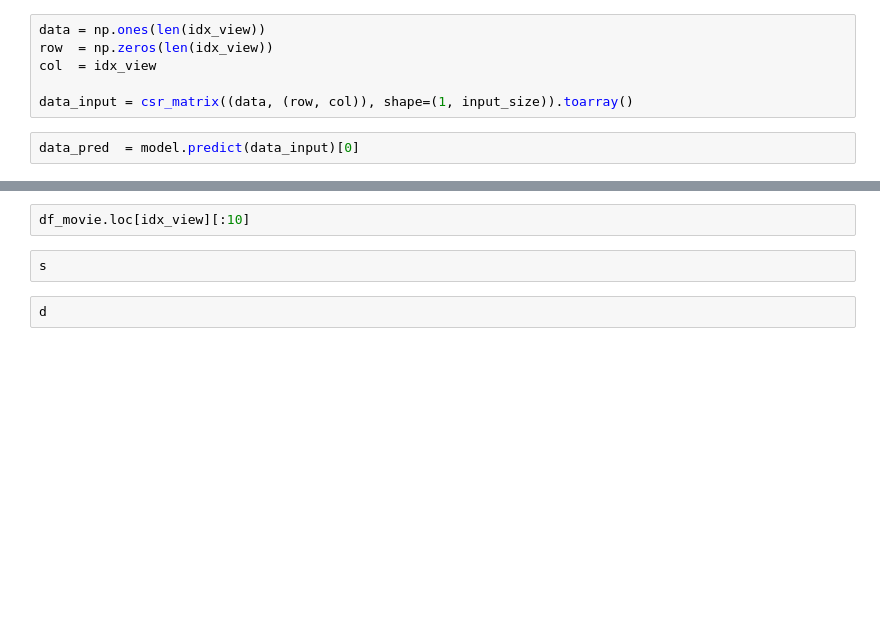
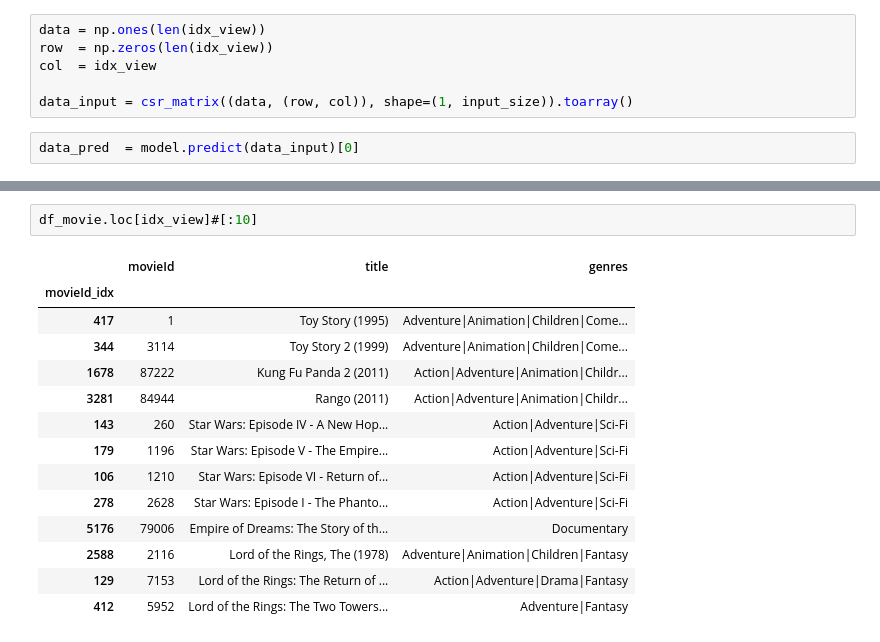
Before and after one commit to marlesson/autoencoder_recsys_deploy, a Jupyter notebook: notebook/Training Model.ipynb, the cells around one changed output, grey strips where cells are left out. Cells and saved outputs as stored; diff of their text form; blank space fills up the shorter version.

```diff
--- a/notebook/Training Model.ipynb
+++ b/notebook/Training Model.ipynb
@@ -167,6 +285,17 @@ df_movie.loc[list(data_pred.keys())][:10]
 # %%
-df_movie.loc[idx_view][:10]
+df_movie.loc[idx_view]#[:10]
+# %% [output]
+|  | movieId | title | genres |
+| movieId_idx |  |  |  |
+| 417 | 1 | Toy Story (1995) | Adventure|Animation|Children|Come... |
+| 344 | 3114 | Toy Story 2 (1999) | Adventure|Animation|Children|Come... |
+| 1678 | 87222 | Kung Fu Panda 2 (2011) | Action|Adventure|Animation|Childr... |
+| 3281 | 84944 | Rango (2011) | Action|Adventure|Animation|Childr... |
+| 143 | 260 | Star Wars: Episode IV - A New Hop... | Action|Adventure|Sci-Fi |
+| 179 | 1196 | Star Wars: Episode V - The Empire... | Action|Adventure|Sci-Fi |
+| 106 | 1210 | Star Wars: Episode VI - Return of... | Action|Adventure|Sci-Fi |
+| 278 | 2628 | Star Wars: Episode I - The Phanto... | Action|Adventure|Sci-Fi |
+| 5176 | 79006 | Empire of Dreams: The Story of th... | Documentary |
+| 2588 | 2116 | Lord of the Rings, The (1978) | Adventure|Animation|Children|Fantasy |
+| 129 | 7153 | Lord of the Rings: The Return of ... | Action|Adventure|Drama|Fantasy |
+| 412 | 5952 | Lord of the Rings: The Two Towers... | Adventure|Fantasy |
-# %%
-s
-# %%
-d
```
Also changed, not shown: parts of 17 cells of this notebook, 13 other files.
